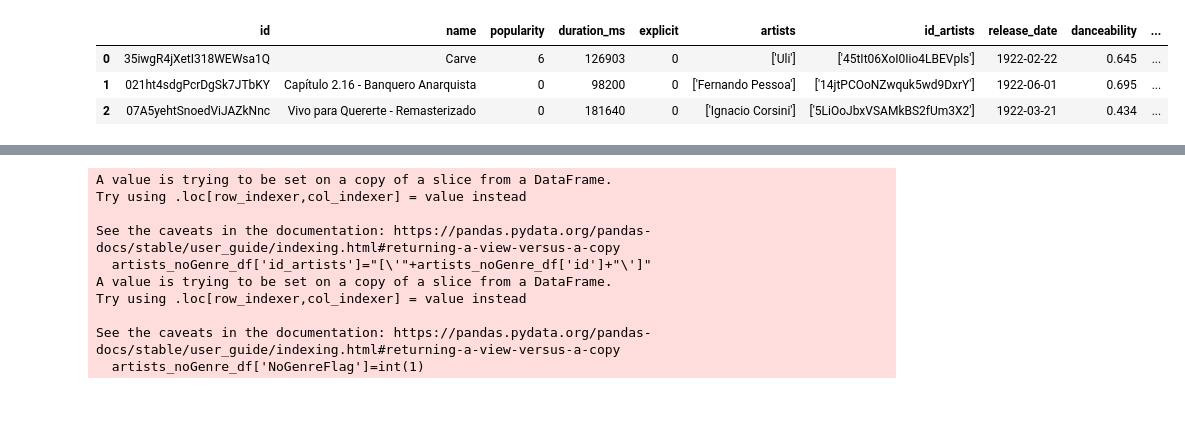
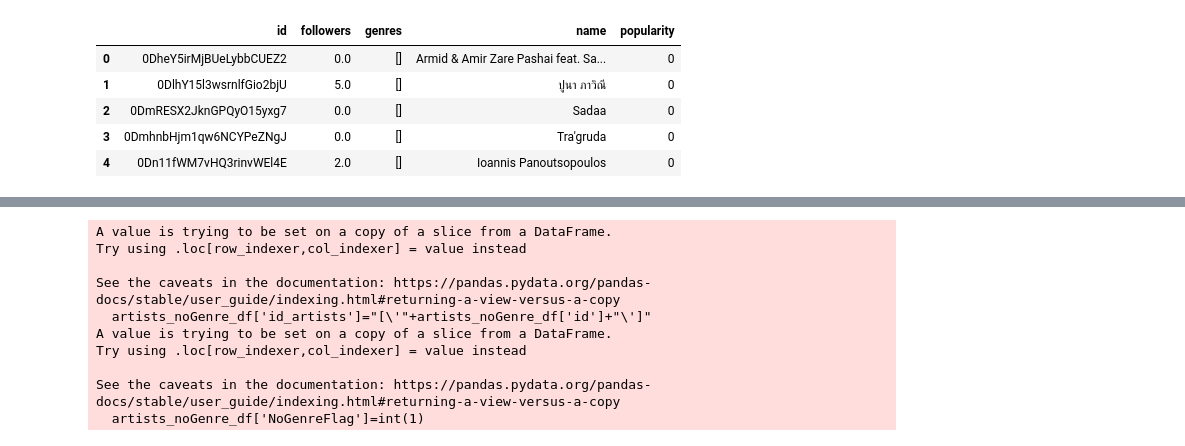
Before and after one commit to sabrinawjo/Music_ML, a Jupyter notebook: Jake/Jake_working.ipynb, the cells around one changed output, grey strips where cells are left out. Saved outputs shown, nothing was run; the diff lists cells and outputs as text; code cells hidden in the pictures; blank space fills up the shorter version.

```diff
--- a/Jake/Jake_working.ipynb
+++ b/Jake/Jake_working.ipynb
@@ -1,22 +1,24 @@
 # %%
 import pandas as pd
 
-tracks = "../Resources/AprilUpdate/tracks.csv"
+tracks = "~/Downloads/aprilDownload/tracks.csv"
 artists = "../Resources/AprilUpdate/artists.csv"
 data_by_genres_o = "../Resources/Archive/data_by_genres_o.csv"
 data_o = "../Resources/Archive/data_o.csv"
 
 tracks_df = pd.read_csv(tracks)
 artists_df = pd.read_csv(artists)
 data_o_df = pd.read_csv(data_o)
 data_by_genres_df = pd.read_csv(data_by_genres_o)
 
-tracks_df.head(3)
-# artists_df
+# tracks_df.head(3)
+artists_df.head()
 # data_by_genres_df
 # data_o_df
 # %% [output]
-|  | id | name | popularity | duration_ms | explicit | artists | id_artists | release_date | danceability | ... |
-| 0 | 35iwgR4jXetI318WEWsa1Q | Carve | 6 | 126903 | 0 | ['Uli'] | ['45tIt06XoI0Iio4LBEVpls'] | 1922-02-22 | 0.645 | ... |
-| 1 | 021ht4sdgPcrDgSk7JTbKY | Capítulo 2.16 - Banquero Anarquista | 0 | 98200 | 0 | ['Fernando Pessoa'] | ['14jtPCOoNZwquk5wd9DxrY'] | 1922-06-01 | 0.695 | ... |
-| 2 | 07A5yehtSnoedViJAZkNnc | Vivo para Quererte - Remasterizado | 0 | 181640 | 0 | ['Ignacio Corsini'] | ['5LiOoJbxVSAMkBS2fUm3X2'] | 1922-03-21 | 0.434 | ... |
+|  | id | followers | genres | name | popularity |
+| 0 | 0DheY5irMjBUeLybbCUEZ2 | 0.0 | [] | Armid & Amir Zare Pashai feat. Sa... | 0 |
+| 1 | 0DlhY15l3wsrnlfGio2bjU | 5.0 | [] | ปูนา ภาวิณี | 0 |
+| 2 | 0DmRESX2JknGPQyO15yxg7 | 0.0 | [] | Sadaa | 0 |
+| 3 | 0DmhnbHjm1qw6NCYPeZNgJ | 0.0 | [] | Tra'gruda | 0 |
+| 4 | 0Dn11fWM7vHQ3rinvWEl4E | 2.0 | [] | Ioannis Panoutsopoulos | 0 |
```
Also changed, not shown: parts of 21 cells of this notebook, 2 other files.
